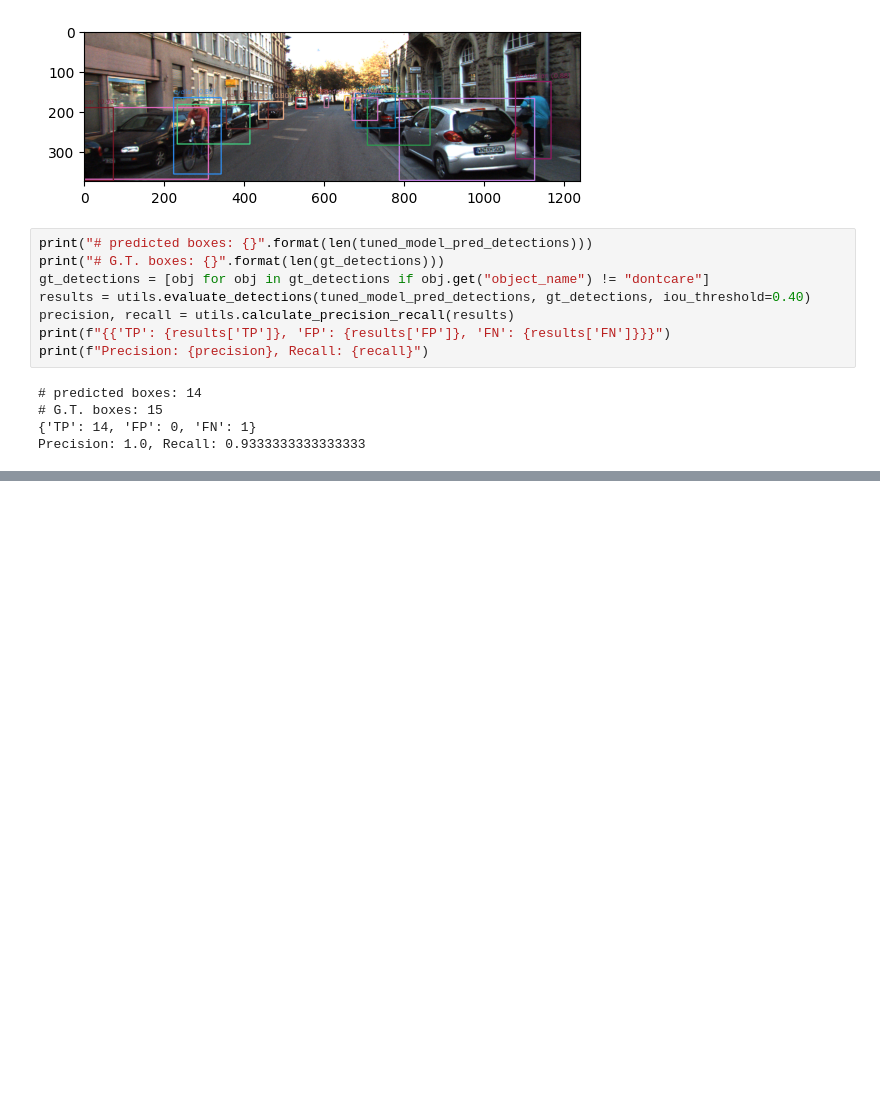
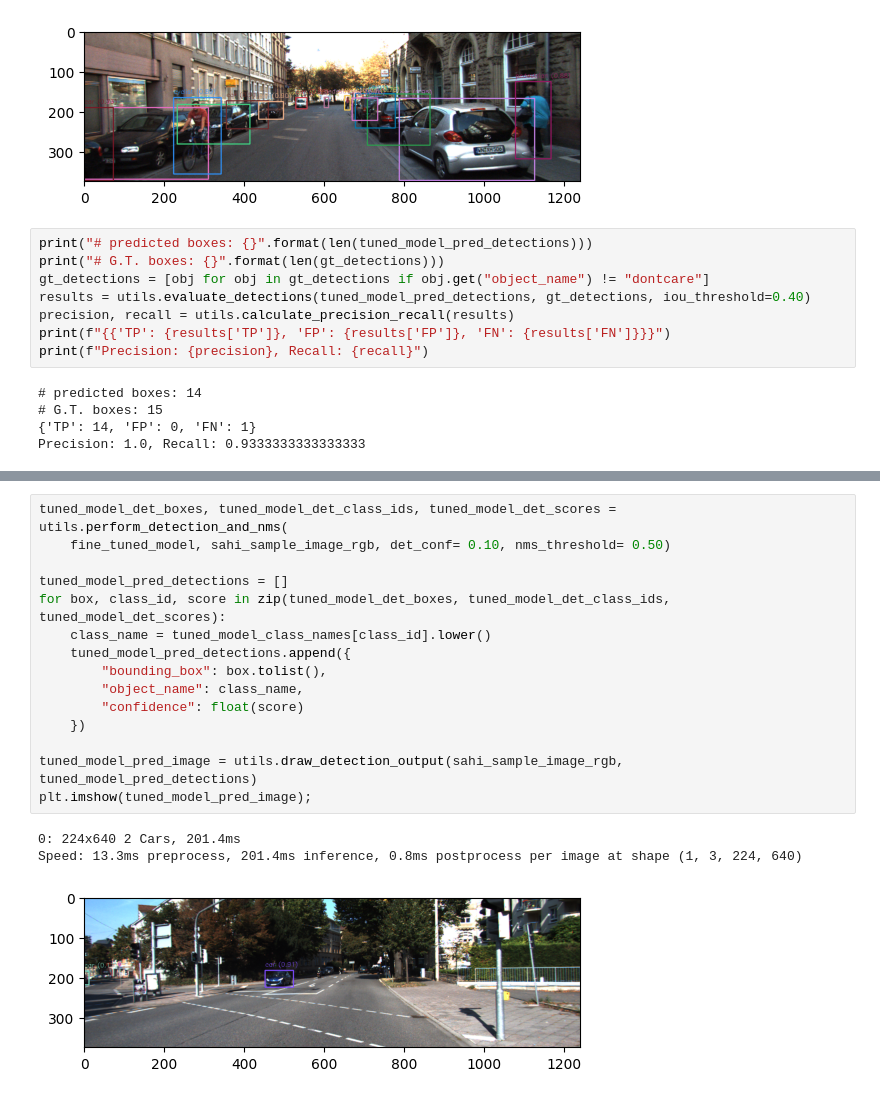
Before and after one commit to tjtrebat/kitti-experiments, a Jupyter notebook: rgb/yolo.ipynb, the cells around one changed output, grey strips where cells are left out. Cells and saved outputs as stored; diff of their text form; blank space fills up the shorter version.

```diff
--- a/rgb/yolo.ipynb
+++ b/rgb/yolo.ipynb
@@ -167,0 +182,19 @@ Precision: 1.0, Recall: 0.9333333333333333
+# %%
+tuned_model_det_boxes, tuned_model_det_class_ids, tuned_model_det_scores = utils.perform_detection_and_nms(
+    fine_tuned_model, sahi_sample_image_rgb, det_conf= 0.10, nms_threshold= 0.50)
+
+tuned_model_pred_detections = []
+for box, class_id, score in zip(tuned_model_det_boxes, tuned_model_det_class_ids, tuned_model_det_scores):
+    class_name = tuned_model_class_names[class_id].lower()
+    tuned_model_pred_detections.append({
+        "bounding_box": box.tolist(),
+        "object_name": class_name,
+        "confidence": float(score)
+    })
+
+tuned_model_pred_image = utils.draw_detection_output(sahi_sample_image_rgb, tuned_model_pred_detections)
+plt.imshow(tuned_model_pred_image);
+# %% [output]
+0: 224x640 2 Cars, 201.4ms
+Speed: 13.3ms preprocess, 201.4ms inference, 0.8ms postprocess per image at shape (1, 3, 224, 640)
+[figure, added]
```
Also changed, not shown: parts of 6 cells of this notebook, 3 other files.
